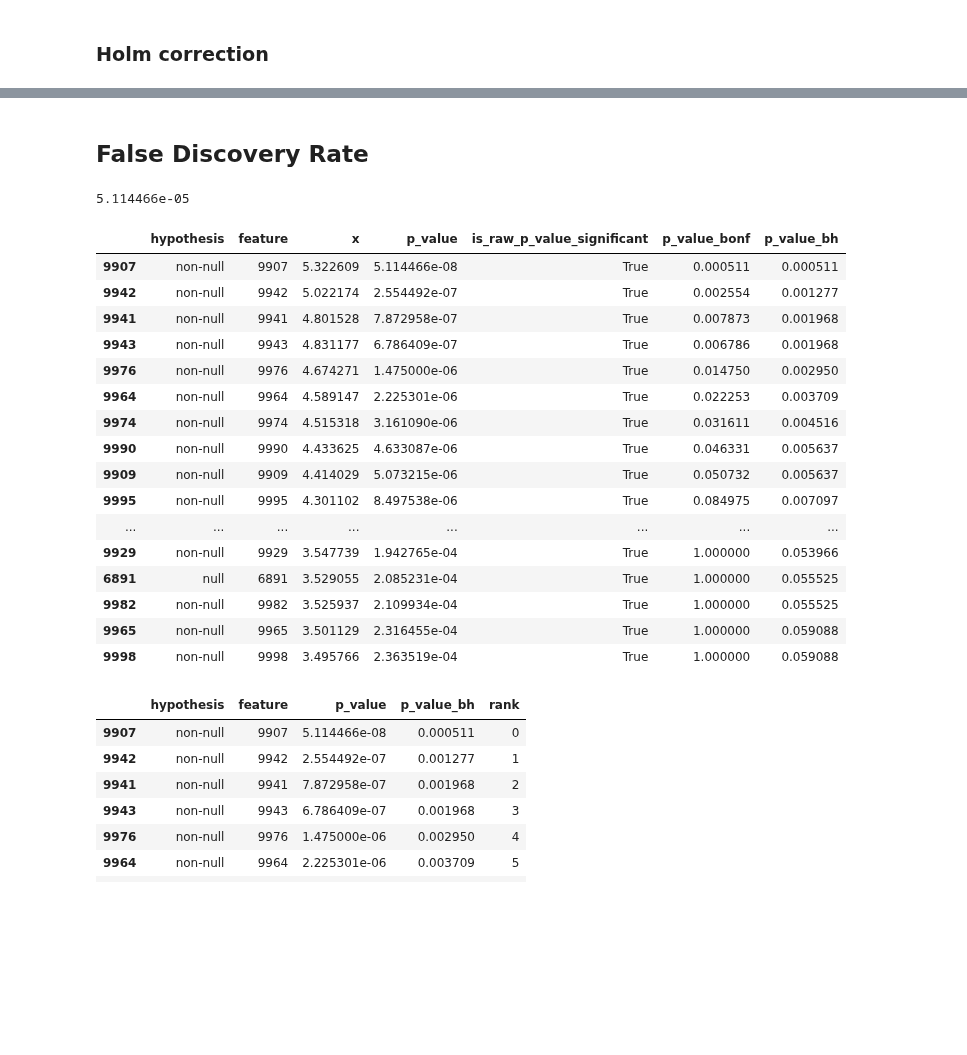
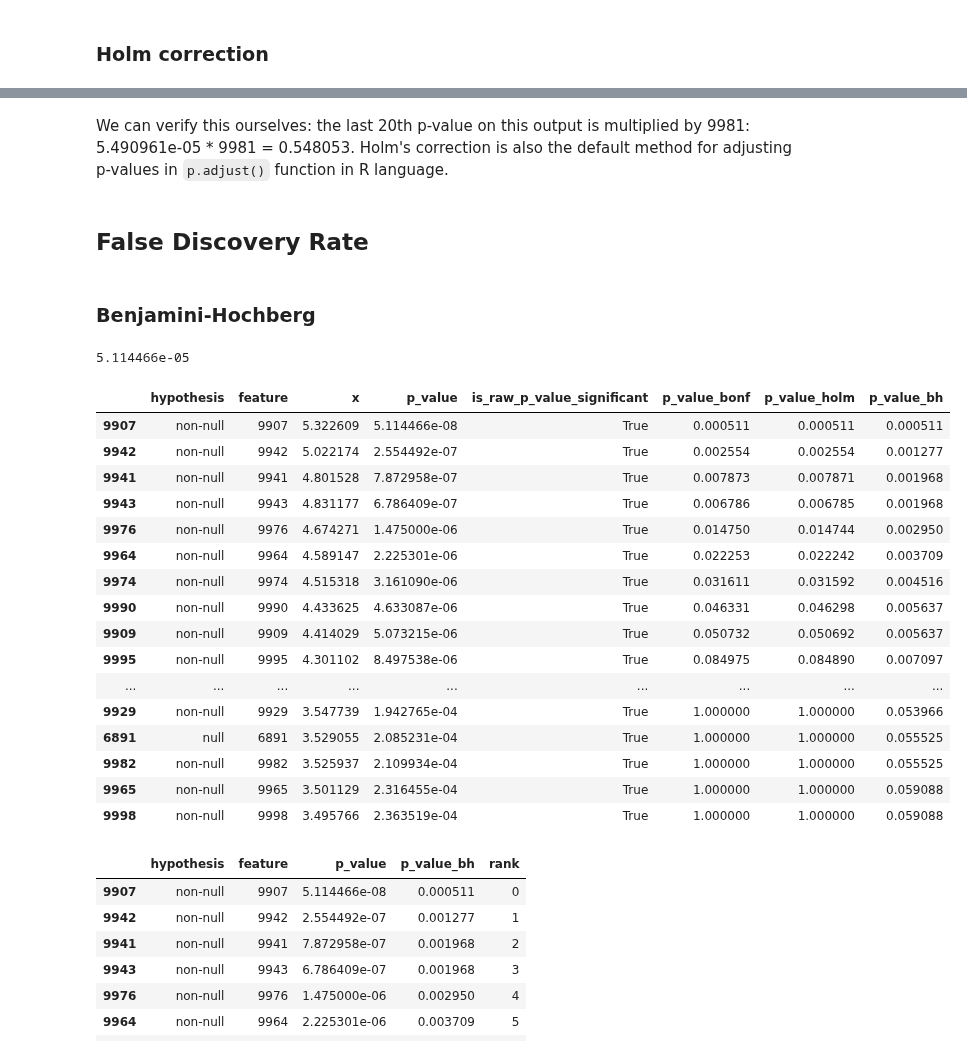
Before and after one commit to igor-sb/blog, a Jupyter notebook: multiple_hypothesis_testing.ipynb, the cells around one changed output, grey strips where cells are left out. Drawn from its saved outputs; the diff is of its cells as text; code cells hidden in the pictures; blank space fills up the shorter version.

Commit message:
cleanup and complete FWER methods

```diff
--- a/multiple_hypothesis_testing.ipynb
+++ b/multiple_hypothesis_testing.ipynb
@@ -41,8 +43,8 @@ df = pd.DataFrame({
     )),
     'feature': range(n_null + n_nonnull),
     'x': np.concatenate((
-        norm.rvs(0, 1, size=n_null),
-        norm.rvs(3, 1, size=n_nonnull),
+        norm.rvs(loc=0, scale=1, size=n_null),
+        norm.rvs(loc=3, scale=1, size=n_nonnull),
     ))
 })
 # %% [markdown]
@@ -100,5 +94,5 @@ There are two common methods of addressing this issue: Family-Wise Error Rate an
 # %%
-def correct_pvalues(p_values, method):
+def adjust_pvalues(p_values, method):
    return multipletests(p_values, method = method)[1]
 # %% [markdown]
 ## Family-Wise Error Rate
@@ -133,5 +107,5 @@ $$
 # %%
-df['p_value_bonf'] = correct_pvalues(df['p_value'], 'bonferroni')
+df['p_value_bonf'] = adjust_pvalues(df['p_value'], 'bonferroni')
 df.sort_values('p_value_bonf').head(20)
 # %% [output]
 |  | hypothesis | feature | x | p_value | is_raw_p_value_significant | p_value_bonf |
@@ -155,0 +132,3 @@ df.sort_values('p_value_bonf').head(20)
+# %%
+df['p_value_holm'] = adjust_pvalues(df['p_value'], 'holm')
+df.sort_values('p_value_holm').head(20)
@@ -156,30 +153,34 @@ df.sort_values('p_value_bonf').head(20)
+# %% [markdown]
+We can verify this ourselves: the last 20th p-value on this output is multiplied by 9981: 5.490961e-05 * 9981 = 0.548053. Holm's correction is also the default method for adjusting p-values in `p.adjust()` function in R language.
 # %% [markdown]
 ## False Discovery Rate
+# %% [markdown]
+### Benjamini-Hochberg
 # %%
 5.114466e-08 * 1000
 # %% [output]
 5.114466e-05
 # %%
-df['p_value_bh'] = correct_pvalues(df['p_value'], 'fdr_bh')
+df['p_value_bh'] = adjust_pvalues(df['p_value'], 'fdr_bh')
 df.sort_values('p_value_bh').head(40)
 # %% [output]
-|  | hypothesis | feature | x | p_value | is_raw_p_value_significant | p_value_bonf | p_value_bh |
-| 9907 | non-null | 9907 | 5.322609 | 5.114466e-08 | True | 0.000511 | 0.000511 |
-| 9942 | non-null | 9942 | 5.022174 | 2.554492e-07 | True | 0.002554 | 0.001277 |
-| 9941 | non-null | 9941 | 4.801528 | 7.872958e-07 | True | 0.007873 | 0.001968 |
-| 9943 | non-null | 9943 | 4.831177 | 6.786409e-07 | True | 0.006786 | 0.001968 |
-| 9976 | non-null | 9976 | 4.674271 | 1.475000e-06 | True | 0.014750 | 0.002950 |
-| 9964 | non-null | 9964 | 4.589147 | 2.225301e-06 | True | 0.022253 | 0.003709 |
-| 9974 | non-null | 9974 | 4.515318 | 3.161090e-06 | True | 0.031611 | 0.004516 |
-| 9990 | non-null | 9990 | 4.433625 | 4.633087e-06 | True | 0.046331 | 0.005637 |
-| 9909 | non-null | 9909 | 4.414029 | 5.073215e-06 | True | 0.050732 | 0.005637 |
-| 9995 | non-null | 9995 | 4.301102 | 8.497538e-06 | True | 0.084975 | 0.007097 |
-| ... | ... | ... | ... | ... | ... | ... | ... |
-| 9929 | non-null | 9929 | 3.547739 | 1.942765e-04 | True | 1.000000 | 0.053966 |
-| 6891 | null | 6891 | 3.529055 | 2.085231e-04 | True | 1.000000 | 0.055525 |
-| 9982 | non-null | 9982 | 3.525937 | 2.109934e-04 | True | 1.000000 | 0.055525 |
-| 9965 | non-null | 9965 | 3.501129 | 2.316455e-04 | True | 1.000000 | 0.059088 |
-| 9998 | non-null | 9998 | 3.495766 | 2.363519e-04 | True | 1.000000 | 0.059088 |
+|  | hypothesis | feature | x | p_value | is_raw_p_value_significant | p_value_bonf | p_value_holm | p_value_bh |
+| 9907 | non-null | 9907 | 5.322609 | 5.114466e-08 | True | 0.000511 | 0.000511 | 0.000511 |
+| 9942 | non-null | 9942 | 5.022174 | 2.554492e-07 | True | 0.002554 | 0.002554 | 0.001277 |
+| 9941 | non-null | 9941 | 4.801528 | 7.872958e-07 | True | 0.007873 | 0.007871 | 0.001968 |
+| 9943 | non-null | 9943 | 4.831177 | 6.786409e-07 | True | 0.006786 | 0.006785 | 0.001968 |
+| 9976 | non-null | 9976 | 4.674271 | 1.475000e-06 | True | 0.014750 | 0.014744 | 0.002950 |
+| 9964 | non-null | 9964 | 4.589147 | 2.225301e-06 | True | 0.022253 | 0.022242 | 0.003709 |
+| 9974 | non-null | 9974 | 4.515318 | 3.161090e-06 | True | 0.031611 | 0.031592 | 0.004516 |
+| 9990 | non-null | 9990 | 4.433625 | 4.633087e-06 | True | 0.046331 | 0.046298 | 0.005637 |
+| 9909 | non-null | 9909 | 4.414029 | 5.073215e-06 | True | 0.050732 | 0.050692 | 0.005637 |
+| 9995 | non-null | 9995 | 4.301102 | 8.497538e-06 | True | 0.084975 | 0.084890 | 0.007097 |
+| ... | ... | ... | ... | ... | ... | ... | ... | ... |
+| 9929 | non-null | 9929 | 3.547739 | 1.942765e-04 | True | 1.000000 | 1.000000 | 0.053966 |
+| 6891 | null | 6891 | 3.529055 | 2.085231e-04 | True | 1.000000 | 1.000000 | 0.055525 |
+| 9982 | non-null | 9982 | 3.525937 | 2.109934e-04 | True | 1.000000 | 1.000000 | 0.055525 |
+| 9965 | non-null | 9965 | 3.501129 | 2.316455e-04 | True | 1.000000 | 1.000000 | 0.059088 |
+| 9998 | non-null | 9998 | 3.495766 | 2.363519e-04 | True | 1.000000 | 1.000000 | 0.059088 |
 # %%
 pval_sorted_df = df[['hypothesis', 'feature', 'p_value', 'p_value_bh']].sort_values('p_value_bh')
 pval_sorted_df['rank'] = range(len(pval_sorted_df))
```
Also changed, not shown: parts of 19 cells of this notebook, 2 other files.
